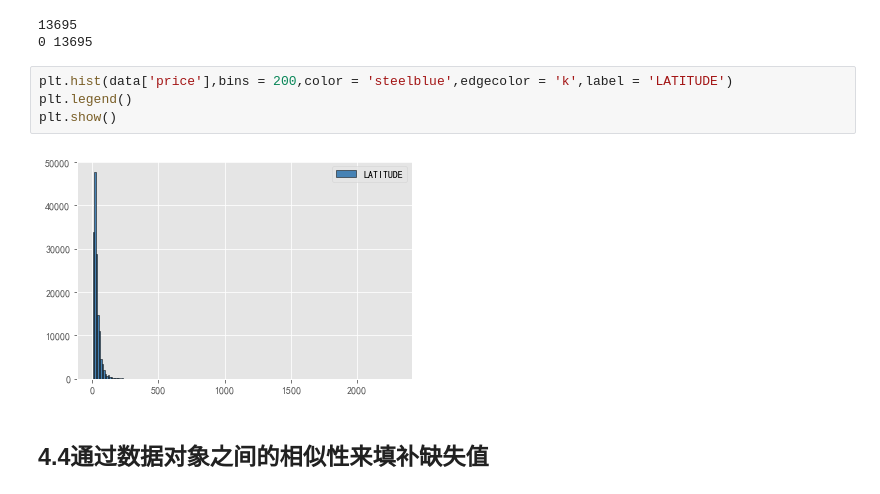
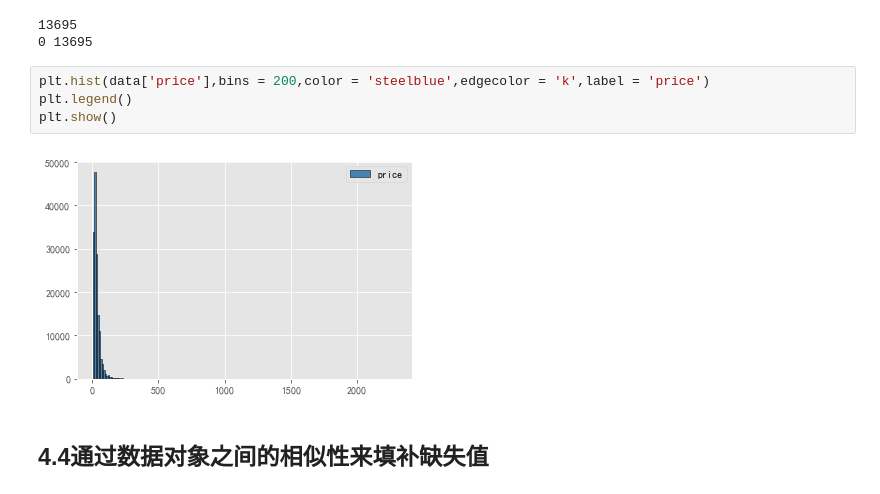
Before and after one commit to canlanqianyang/datamining, a Jupyter notebook: preprocess1.ipynb, the cells around one changed output. Drawn from its saved outputs; the diff is of its cells as text.

```diff
--- a/preprocess1.ipynb
+++ b/preprocess1.ipynb
@@ -207,11 +207,11 @@ print(data['price'].isnull().sum(),data1.price.isnull().sum())
 13695
 0 13695
 # %%
-plt.hist(data['price'],bins = 200,color = 'steelblue',edgecolor = 'k',label = 'LATITUDE')
+plt.hist(data['price'],bins = 200,color = 'steelblue',edgecolor = 'k',label = 'price')
 plt.legend()
 plt.show()
 # %% [output]
-[figure, old version]
+[figure, new version]
 # %% [markdown]
 ## 4.4通过数据对象之间的相似性来填补缺失值
 # %% [markdown]
```
Also changed, not shown: parts of 6 cells of this notebook, 1 other file.
